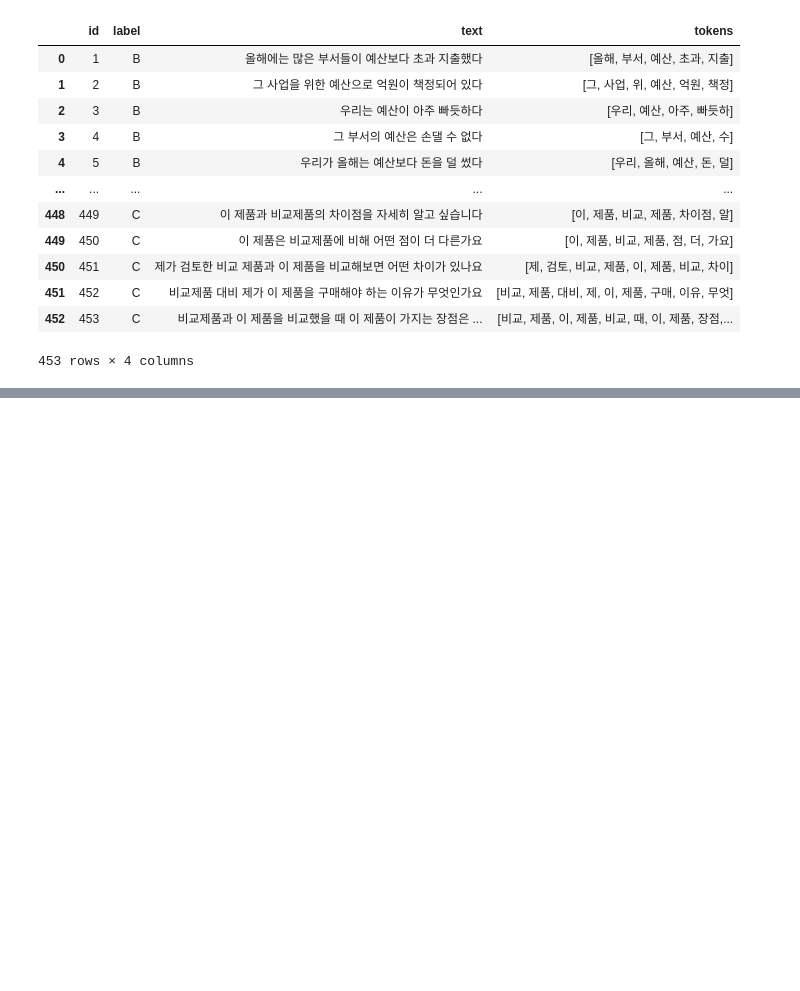
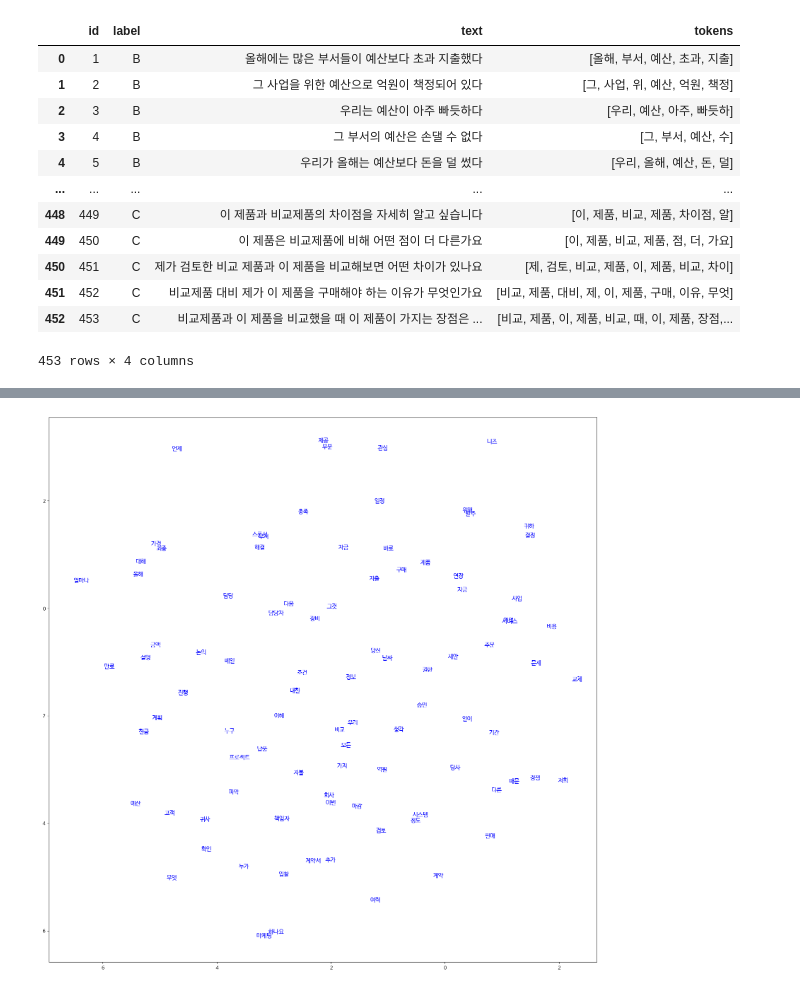
Before and after one commit to magnetclip/kyobonlp, a Jupyter notebook: word2vec.ipynb, the cells around one changed output, grey strips where cells are left out. Saved outputs shown, nothing was run; the diff lists cells and outputs as text; code cells hidden in the pictures; blank space fills up the shorter version.

```diff
--- a/word2vec.ipynb
+++ b/word2vec.ipynb
@@ -195,5 +242,5 @@ sg_model.wv.get_vector('예산')
 # %%
-# CBOW model
-cbow_model = Word2Vec(sentences = df['tokens'], vector_size = 100, window = 5, min_count = 5, sg = 0)
+# CBOW(continuous bag of words) model
+cbow_model = Word2Vec(sentences = df['tokens'], vector_size = 30, window = 5, min_count = 5, sg = 0)
 cbow_model.wv.similar_by_word('예산')
 # %% [output]
@@ -218,0 +370,50 @@ AttributeError: ignored
+# %%
+# t-SNE
+import matplotlib.pyplot as plt
+import numpy as np
+from sklearn.manifold import TSNE
+
+#한글 폰트 지정
+plt.rc('font', family='NanumBarunGothic')
+
+model = cbow_model #skipgram_model cbow_model pre_skipgram_model
+
+#500 words to vector
+#test_words = list((set(real_true_words[:500] + real_false_words[:500])) & set(model.wv.vocab.keys()))
+test_set = (set(real_true_words)) & set(model.wv.key_to_index.keys())
+test_words = list(test_set)
+
+vecs = np.array([model.wv.get_vector(word) for word in test_words])
+#print(vecs)
+
+#T-SNE 모델을 가져와서, 각 단어 벡터를 (x,y)축의 2차원으로 변환
+tsne_model = TSNE(learning_rate=100)
+transformed = tsne_model.fit_transform(vecs)
+xs = transformed[:,0]
+ys = transformed[:,1]
+
+#그래프에 흰색으로 점찍기
+plt.figure(figsize=(20,20))
+plt.scatter(xs, ys, c='w')
+
+for idx, (x, y) in enumerate(transformed):
+    #단어 찾기
+    word = test_words[idx]
+    #print(idx, x, y, word)
+
+    #단어의 색깔 지정
+    font_color = 'black'
+    if word in real_true_words[:300]:
+        font_color = 'b'
+    #else:
+    #    font_color = 'r'
+#    elif word in real_false_words[:300]:
+#        font_color = 'r'
+
+    #(x,y)자리에 단어 표기
+    plt.annotate(word, (x, y), fontsize=12, c=font_color)
+
+plt.savefig("pre_model.png")
+plt.show()
+# %% [output]
+[figure, added]
```
Also changed, not shown: parts of 22 cells of this notebook, 1 other file.
